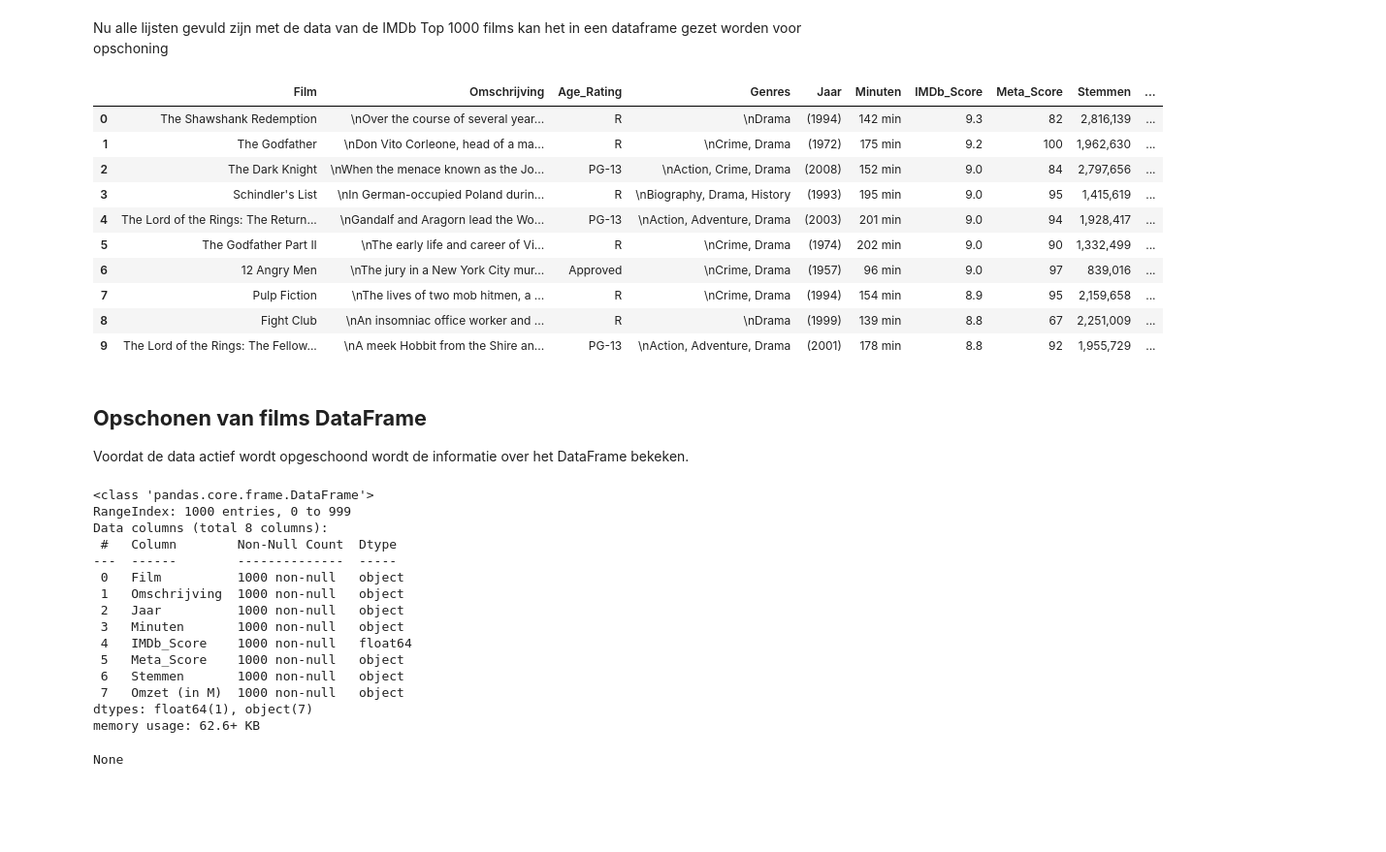
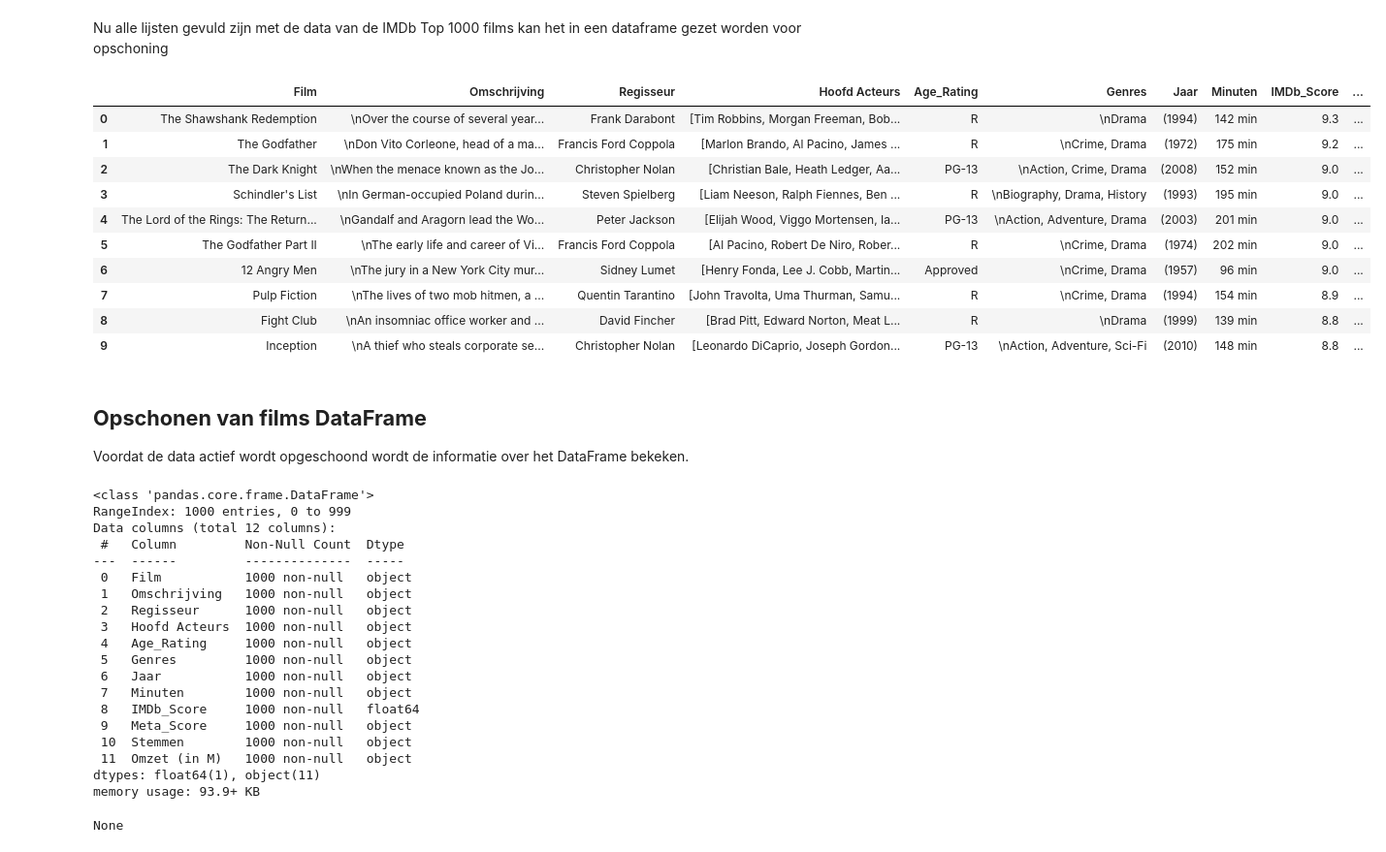
Before and after one commit to BJHeemskerk/Data3, a Jupyter notebook: CineClassify.ipynb, the cells around one changed output. Shown at 97% size. Saved outputs shown, nothing was run; the diff lists cells and outputs as text; code cells hidden in the pictures; blank space fills up the shorter version.

```diff
--- a/CineClassify.ipynb
+++ b/CineClassify.ipynb
@@ -30,6 +34,8 @@ omschrijving = []
 certificaat = []
 genre = []
 regisseur = []
+sterren = []
+
 
 # Verkrijgen van de engelse namen van films
 en_titel = {'Accept-Language': 'en-US, en;q=0.5'}
@@ -53,7 +59,7 @@ for p in pagina:
     # Beginnen van de soup
     soup = BeautifulSoup(p.text, 'html.parser')
 
-    # Zoeken van alle plekken waar de data is te vinden
+    # Zoeken van alle films op de pagina
     films = soup.find_all('div', class_='lister-item mode-advanced')
 
     # Wachtijd van 2 tot 10 seconden
@@ -67,7 +73,14 @@ for p in pagina:
         jaartal.append(item.h3.find('span', class_='lister-item-year').text)
 
         # Regisseur
-        # regi =
+        regisseur.append(item.find('p', class_='').find('a').text)
+
+        # Hoofd-acteurs
+        acteurs = item.find('p', class_='').find_all('a')
+        stars = []
+        for tag in acteurs[-4:]:
+            stars.append(tag.text)
+        sterren.append(stars)
 
         # Leeftijd certificatie
         cert = (item.find('span', class_='certificate').text
@@ -128,32 +141,34 @@ Nu alle lijsten gevuld zijn met de data van de IMDb Top 1000 films kan het in ee
 # %%
 # Aanmaken van een dataframe
 films = pd.DataFrame(
     {'Film' : titel,
      'Omschrijving' : omschrijving,
+     'Regisseur' : regisseur,
+     'Hoofd Acteurs' : sterren,
      'Age_Rating' : certificaat,
      'Genres' : genre,
      'Jaar' : jaartal,
      'Minuten' : lengte,
      'IMDb_Score' : imdb_scores,
      'Meta_Score' : meta_scores,
      'Stemmen' : stemmen,
      'Omzet (in M)' : us_omzet}
 )
 
 # Tonen van de eerste 10 regels
 films.head(10)
 # %% [output]
-|  | Film | Omschrijving | Age_Rating | Genres | Jaar | Minuten | IMDb_Score | Meta_Score | Stemmen | ... |
-| 0 | The Shawshank Redemption | \nOver the course of several year... | R | \nDrama | (1994) | 142 min | 9.3 | 82 | 2,816,139 | ... |
-| 1 | The Godfather | \nDon Vito Corleone, head of a ma... | R | \nCrime, Drama | (1972) | 175 min | 9.2 | 100 | 1,962,630 | ... |
-| 2 | The Dark Knight | \nWhen the menace known as the Jo... | PG-13 | \nAction, Crime, Drama | (2008) | 152 min | 9.0 | 84 | 2,797,656 | ... |
-| 3 | Schindler's List | \nIn German-occupied Poland durin... | R | \nBiography, Drama, History | (1993) | 195 min | 9.0 | 95 | 1,415,619 | ... |
-| 4 | The Lord of the Rings: The Return... | \nGandalf and Aragorn lead the Wo... | PG-13 | \nAction, Adventure, Drama | (2003) | 201 min | 9.0 | 94 | 1,928,417 | ... |
-| 5 | The Godfather Part II | \nThe early life and career of Vi... | R | \nCrime, Drama | (1974) | 202 min | 9.0 | 90 | 1,332,499 | ... |
-| 6 | 12 Angry Men | \nThe jury in a New York City mur... | Approved | \nCrime, Drama | (1957) | 96 min | 9.0 | 97 | 839,016 | ... |
-| 7 | Pulp Fiction | \nThe lives of two mob hitmen, a ... | R | \nCrime, Drama | (1994) | 154 min | 8.9 | 95 | 2,159,658 | ... |
-| 8 | Fight Club | \nAn insomniac office worker and ... | R | \nDrama | (1999) | 139 min | 8.8 | 67 | 2,251,009 | ... |
-| 9 | The Lord of the Rings: The Fellow... | \nA meek Hobbit from the Shire an... | PG-13 | \nAction, Adventure, Drama | (2001) | 178 min | 8.8 | 92 | 1,955,729 | ... |
+|  | Film | Omschrijving | Regisseur | Hoofd Acteurs | Age_Rating | Genres | Jaar | Minuten | IMDb_Score | ... |
+| 0 | The Shawshank Redemption | \nOver the course of several year... | Frank Darabont | [Tim Robbins, Morgan Freeman, Bob... | R | \nDrama | (1994) | 142 min | 9.3 | ... |
+| 1 | The Godfather | \nDon Vito Corleone, head of a ma... | Francis Ford Coppola | [Marlon Brando, Al Pacino, James ... | R | \nCrime, Drama | (1972) | 175 min | 9.2 | ... |
+| 2 | The Dark Knight | \nWhen the menace known as the Jo... | Christopher Nolan | [Christian Bale, Heath Ledger, Aa... | PG-13 | \nAction, Crime, Drama | (2008) | 152 min | 9.0 | ... |
+| 3 | Schindler's List | \nIn German-occupied Poland durin... | Steven Spielberg | [Liam Neeson, Ralph Fiennes, Ben ... | R | \nBiography, Drama, History | (1993) | 195 min | 9.0 | ... |
+| 4 | The Lord of the Rings: The Return... | \nGandalf and Aragorn lead the Wo... | Peter Jackson | [Elijah Wood, Viggo Mortensen, Ia... | PG-13 | \nAction, Adventure, Drama | (2003) | 201 min | 9.0 | ... |
+| 5 | The Godfather Part II | \nThe early life and career of Vi... | Francis Ford Coppola | [Al Pacino, Robert De Niro, Rober... | R | \nCrime, Drama | (1974) | 202 min | 9.0 | ... |
+| 6 | 12 Angry Men | \nThe jury in a New York City mur... | Sidney Lumet | [Henry Fonda, Lee J. Cobb, Martin... | Approved | \nCrime, Drama | (1957) | 96 min | 9.0 | ... |
+| 7 | Pulp Fiction | \nThe lives of two mob hitmen, a ... | Quentin Tarantino | [John Travolta, Uma Thurman, Samu... | R | \nCrime, Drama | (1994) | 154 min | 8.9 | ... |
+| 8 | Fight Club | \nAn insomniac office worker and ... | David Fincher | [Brad Pitt, Edward Norton, Meat L... | R | \nDrama | (1999) | 139 min | 8.8 | ... |
+| 9 | Inception | \nA thief who steals corporate se... | Christopher Nolan | [Leonardo DiCaprio, Joseph Gordon... | PG-13 | \nAction, Adventure, Sci-Fi | (2010) | 148 min | 8.8 | ... |
 # %%
 # films.to_csv('IMDb_data.csv')
 # %% [markdown]
@@ -166,19 +181,23 @@ display(films.info())
 # %% [output]
 <class 'pandas.core.frame.DataFrame'>
 RangeIndex: 1000 entries, 0 to 999
-Data columns (total 8 columns):
- #   Column        Non-Null Count  Dtype
----  ------        --------------  -----
- 0   Film          1000 non-null   object
- 1   Omschrijving  1000 non-null   object
- 2   Jaar          1000 non-null   object
- 3   Minuten       1000 non-null   object
- 4   IMDb_Score    1000 non-null   float64
- 5   Meta_Score    1000 non-null   object
- 6   Stemmen       1000 non-null   object
- 7   Omzet (in M)  1000 non-null   object
-dtypes: float64(1), object(7)
-memory usage: 62.6+ KB
+Data columns (total 12 columns):
+ #   Column         Non-Null Count  Dtype
+---  ------         --------------  -----
+ 0   Film           1000 non-null   object
+ 1   Omschrijving   1000 non-null   object
+ 2   Regisseur      1000 non-null   object
+ 3   Hoofd Acteurs  1000 non-null   object
+ 4   Age_Rating     1000 non-null   object
+ 5   Genres         1000 non-null   object
+ 6   Jaar           1000 non-null   object
+ 7   Minuten        1000 non-null   object
+ 8   IMDb_Score     1000 non-null   float64
+ 9   Meta_Score     1000 non-null   object
+ 10  Stemmen        1000 non-null   object
+ 11  Omzet (in M)   1000 non-null   object
+dtypes: float64(1), object(11)
+memory usage: 93.9+ KB
 None
 # %%
 # Opschonen van de omschrijving kolom
```
Also changed, not shown: parts of 3 cells of this notebook, 1 other file.
